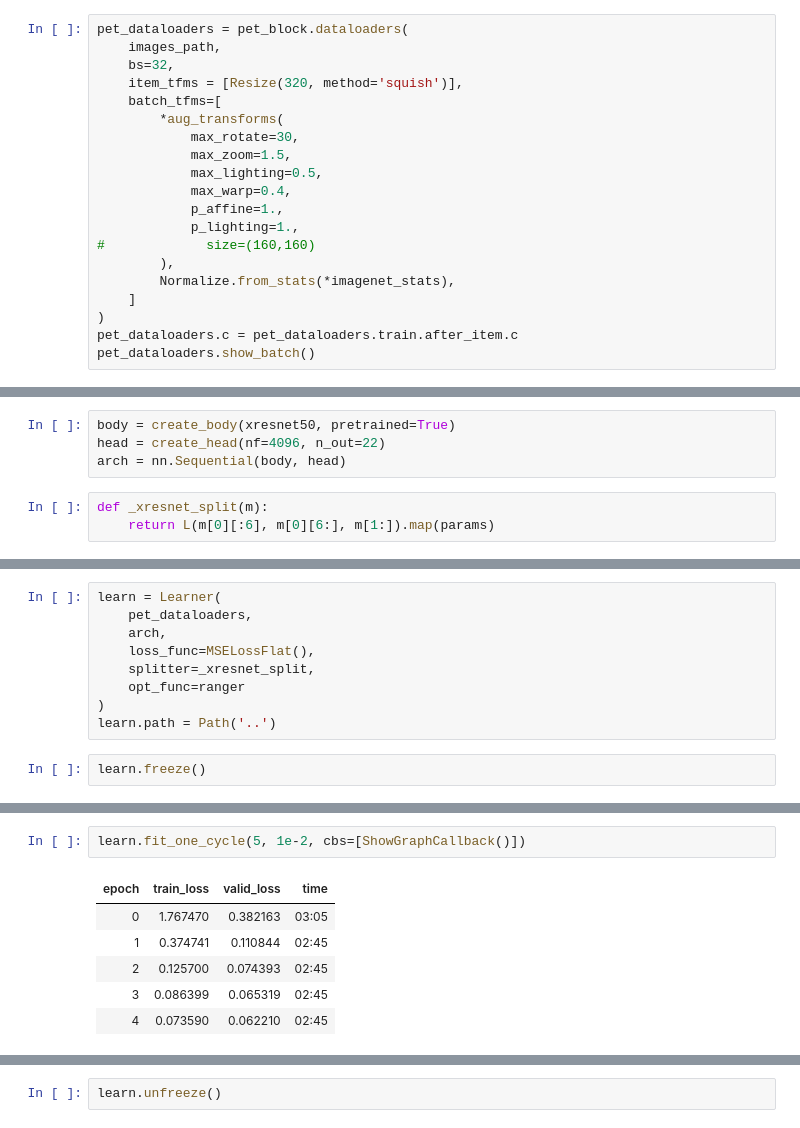
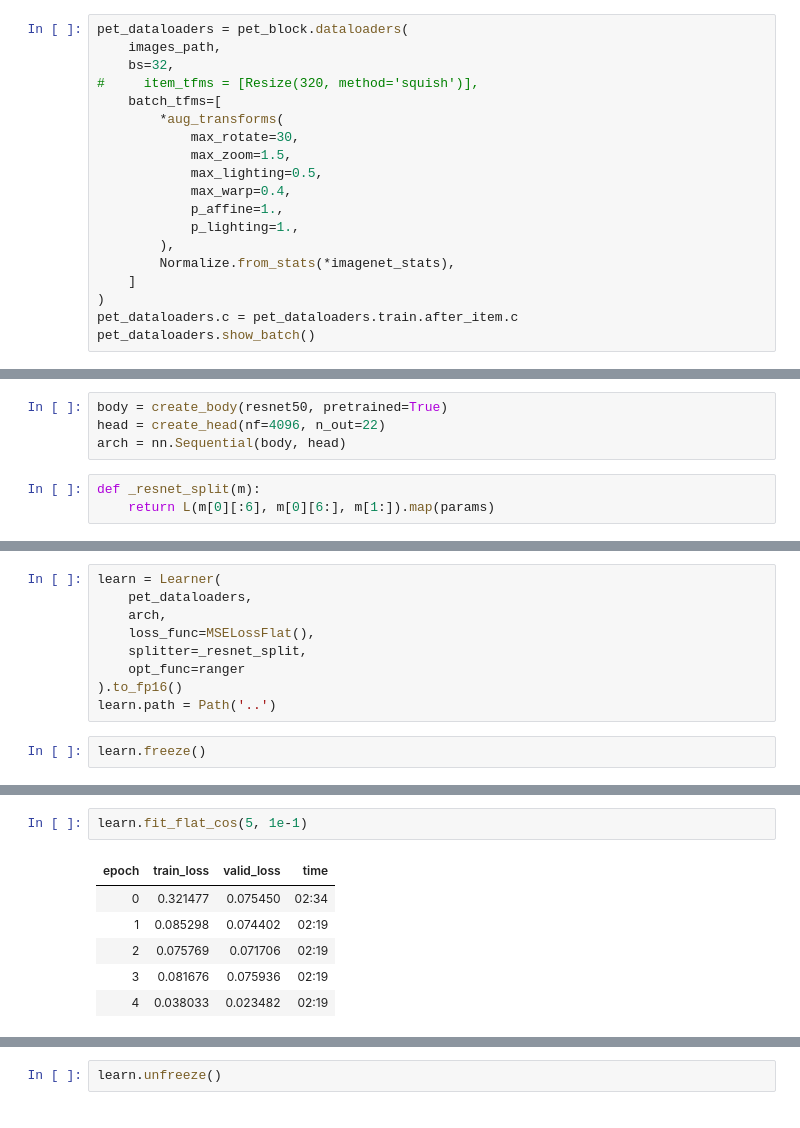
Before and after one commit to HenryDashwood/facial-features-detector, a Jupyter notebook: code/xresnet.ipynb, the cells around one changed output, grey strips where cells are left out. Cells and saved outputs as stored; diff of their text form.

```diff
--- a/code/xresnet.ipynb
+++ b/code/xresnet.ipynb
@@ -29,7 +34,7 @@ pet_block = DataBlock(
 pet_dataloaders = pet_block.dataloaders(
     images_path,
     bs=32,
-    item_tfms = [Resize(320, method='squish')],
+#     item_tfms = [Resize(320, method='squish')],
     batch_tfms=[
         *aug_transforms(
             max_rotate=30,
@@ -38,7 +43,6 @@ pet_dataloaders = pet_block.dataloaders(
             max_warp=0.4,
             p_affine=1.,
             p_lighting=1.,
-#             size=(160,160)
         ),
         Normalize.from_stats(*imagenet_stats),
     ]
@@ -50,9 +54,9 @@ pet_dataloaders.show_batch()
 # %%
-body = create_body(xresnet50, pretrained=True)
+body = create_body(resnet50, pretrained=True)
 head = create_head(nf=4096, n_out=22)
 arch = nn.Sequential(body, head)
 # %%
-def _xresnet_split(m):
+def _resnet_split(m):
     return L(m[0][:6], m[0][6:], m[1:]).map(params)
 # %%
 apply_init(arch[1], nn.init.kaiming_normal_)
@@ -61,9 +65,9 @@ learn = Learner(
     pet_dataloaders,
     arch,
     loss_func=MSELossFlat(),
-    splitter=_xresnet_split,
+    splitter=_resnet_split,
     opt_func=ranger
-)
+).to_fp16()
 learn.path = Path('..')
 # %%
 learn.freeze()
@@ -70,9 +80,9 @@ learn.freeze()
 # %%
-learn.fit_one_cycle(5, 1e-2, cbs=[ShowGraphCallback()])
+learn.fit_flat_cos(5, 1e-1)
 # %% [output]
 | epoch | train_loss | valid_loss | time |
-| 0 | 1.767470 | 0.382163 | 03:05 |
-| 1 | 0.374741 | 0.110844 | 02:45 |
-| 2 | 0.125700 | 0.074393 | 02:45 |
-| 3 | 0.086399 | 0.065319 | 02:45 |
-| 4 | 0.073590 | 0.062210 | 02:45 |
+| 0 | 0.321477 | 0.075450 | 02:34 |
+| 1 | 0.085298 | 0.074402 | 02:19 |
+| 2 | 0.075769 | 0.071706 | 02:19 |
+| 3 | 0.081676 | 0.075936 | 02:19 |
+| 4 | 0.038033 | 0.023482 | 02:19 |
```
Also changed, not shown: parts of 7 cells of this notebook.
